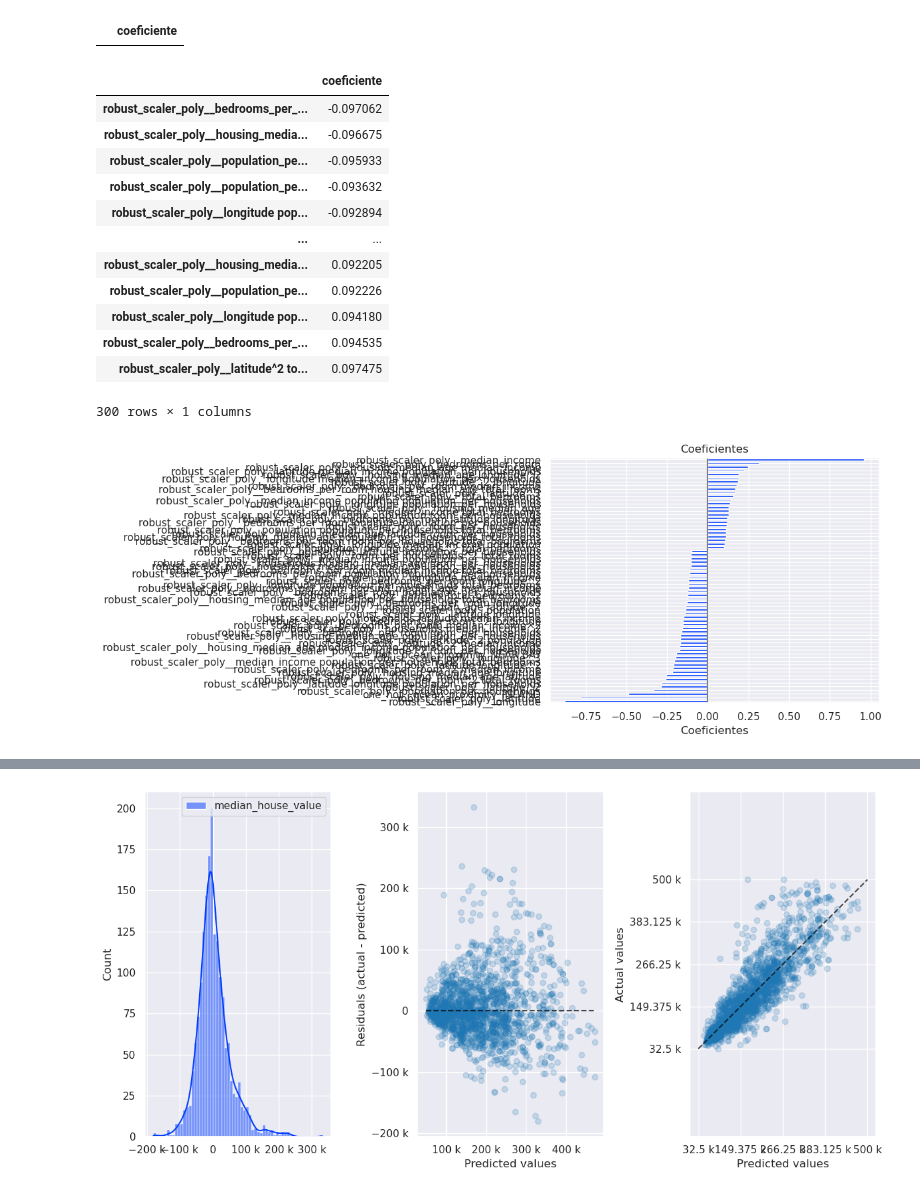
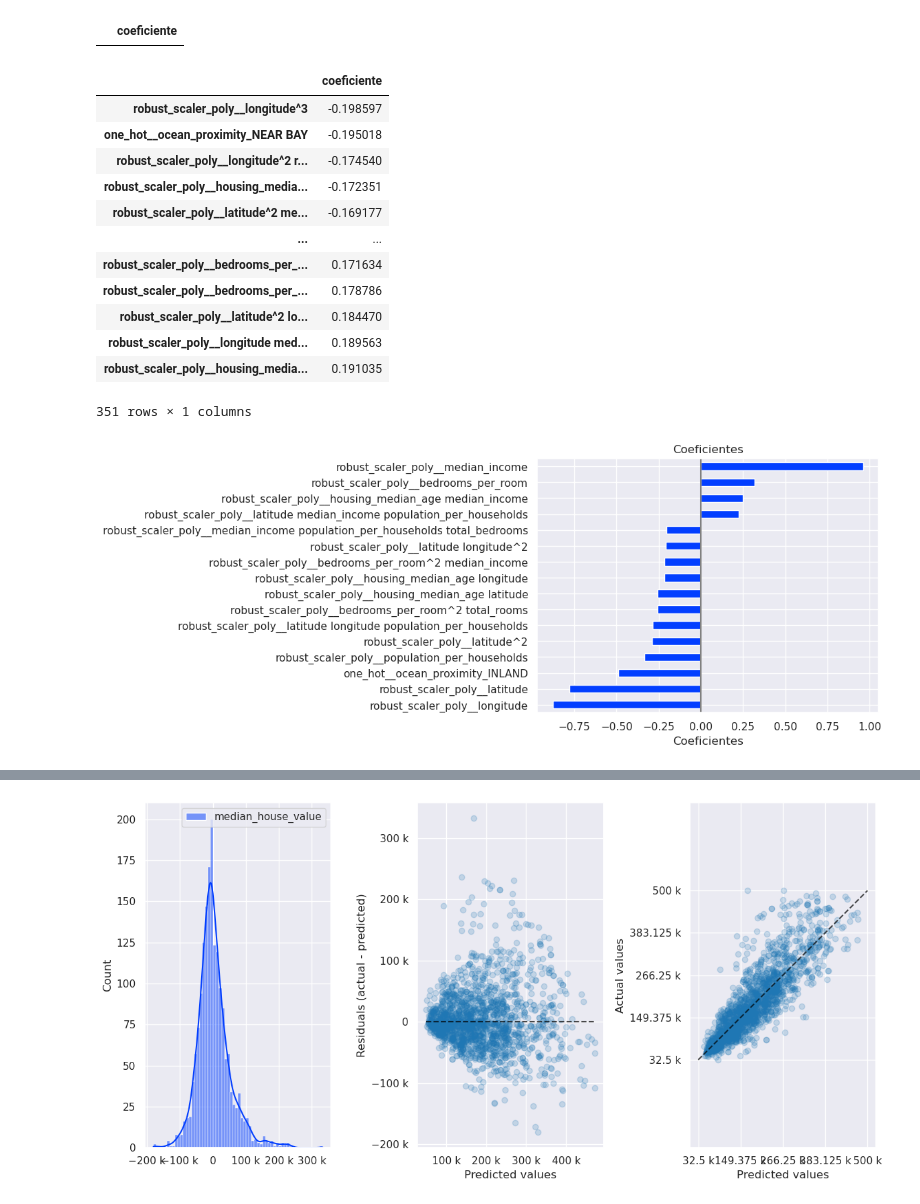
Before and after one commit to HilarioMarques/Regressao_preco_casas_California_Kaggle, a Jupyter notebook: notebooks/Machine_Learning.ipynb, the cells around one changed output, grey strips where cells are left out. Saved outputs shown, nothing was run; the diff lists cells and outputs as text; code cells hidden in the pictures.

```diff
--- a/notebooks/Machine_Learning.ipynb
+++ b/notebooks/Machine_Learning.ipynb
@@ -183,25 +183,25 @@ coefs[coefs["coeficiente"] == 0]
 # %% [output]
 |  | coeficiente |
 # %%
-coefs[coefs["coeficiente"].between(-0.1, 0.1) & (coefs["coeficiente"] != 0)]
+coefs[coefs["coeficiente"].between(-0.2, 0.2) & (coefs["coeficiente"] != 0)]
 # %% [output]
 |  | coeficiente |
-| robust_scaler_poly__bedrooms_per_... | -0.097062 |
-| robust_scaler_poly__housing_media... | -0.096675 |
-| robust_scaler_poly__population_pe... | -0.095933 |
-| robust_scaler_poly__population_pe... | -0.093632 |
-| robust_scaler_poly__longitude pop... | -0.092894 |
+| robust_scaler_poly__longitude^3 | -0.198597 |
+| one_hot__ocean_proximity_NEAR BAY | -0.195018 |
+| robust_scaler_poly__longitude^2 r... | -0.174540 |
+| robust_scaler_poly__housing_media... | -0.172351 |
+| robust_scaler_poly__latitude^2 me... | -0.169177 |
 | ... | ... |
-| robust_scaler_poly__housing_media... | 0.092205 |
-| robust_scaler_poly__population_pe... | 0.092226 |
-| robust_scaler_poly__longitude pop... | 0.094180 |
-| robust_scaler_poly__bedrooms_per_... | 0.094535 |
-| robust_scaler_poly__latitude^2 to... | 0.097475 |
+| robust_scaler_poly__bedrooms_per_... | 0.171634 |
+| robust_scaler_poly__bedrooms_per_... | 0.178786 |
+| robust_scaler_poly__latitude^2 lo... | 0.184470 |
+| robust_scaler_poly__longitude med... | 0.189563 |
+| robust_scaler_poly__housing_media... | 0.191035 |
-300 rows × 1 columns
+351 rows × 1 columns
 # %%
-plot_coeficientes(coefs[~coefs["coeficiente"].between(-0.1, 0.1)])
+plot_coeficientes(coefs[~coefs["coeficiente"].between(-0.2, 0.2)])
 # %% [output]
-[figure, old version]
+[figure, new version]
 # %%
 regressors = {
     "DummyRegressor": {
```
Also changed, not shown: parts of 4 cells of this notebook.
